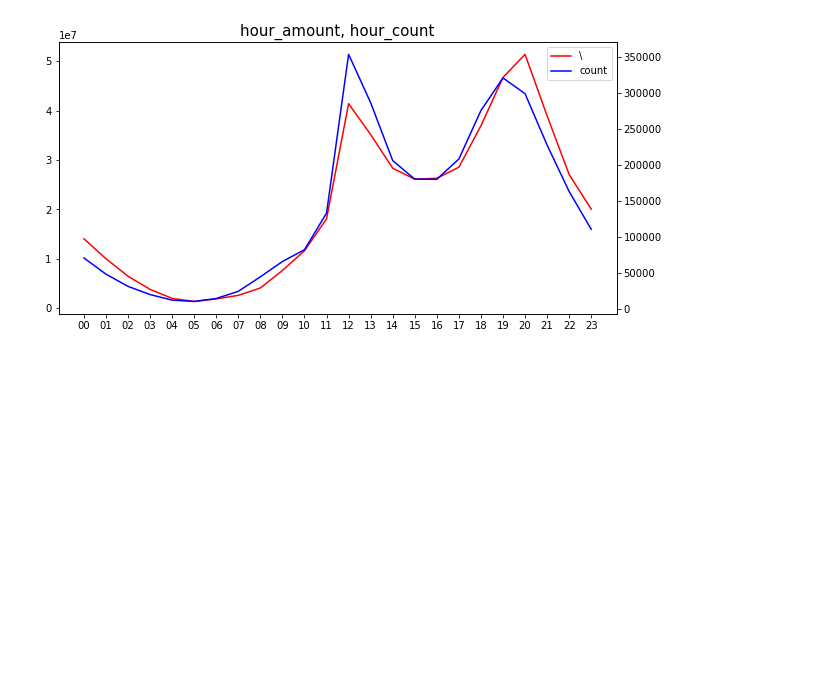
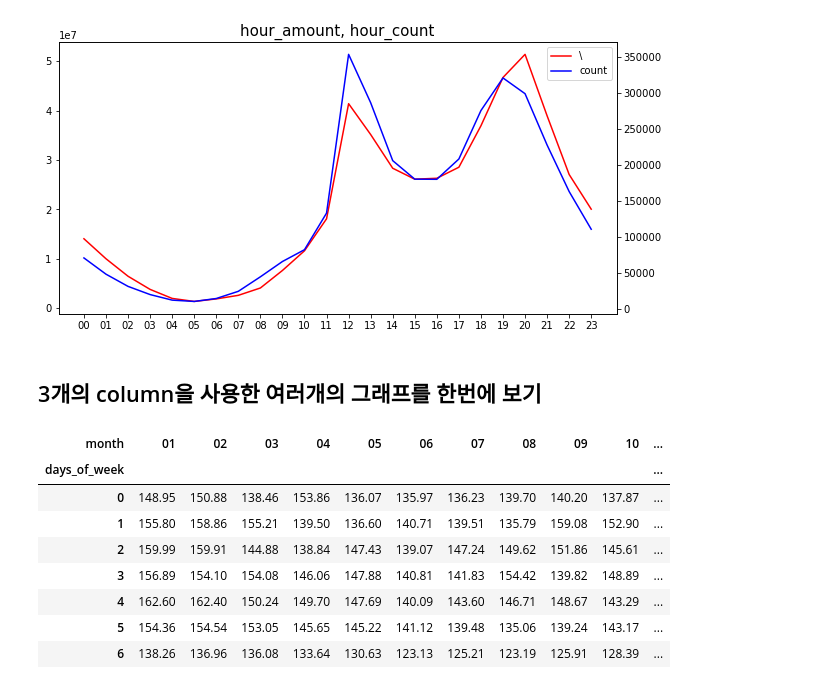
Before and after one commit to SeoMinJong/-, a Jupyter notebook: credit_my_ex.ipynb, the cells around one changed output. Saved outputs shown, nothing was run; the diff lists cells and outputs as text; code cells hidden in the pictures; blank space fills up the shorter version.

```diff
--- a/credit_my_ex.ipynb
+++ b/credit_my_ex.ipynb
@@ -818,3 +818,18 @@ plt.show()
 # 점심시간은 수에 비해서 적은 금액을 사용하고 저녁시간은 건수에 비해 많은 비용을 사용한다.
 # %% [output]
 [figure]
+# %% [markdown]
+## 3개의 column을 사용한 여러개의 그래프를 한번에 보기
+# %%
+df2 = pd.pivot_table(df, index = ["days_of_week"], columns =  ["month"], values="amount", aggfunc=np.mean)
+df2
+# %% [output]
+| month | 01 | 02 | 03 | 04 | 05 | 06 | 07 | 08 | 09 | 10 | ... |
+| days_of_week |  |  |  |  |  |  |  |  |  |  | ... |
+| 0 | 148.95 | 150.88 | 138.46 | 153.86 | 136.07 | 135.97 | 136.23 | 139.70 | 140.20 | 137.87 | ... |
+| 1 | 155.80 | 158.86 | 155.21 | 139.50 | 136.60 | 140.71 | 139.51 | 135.79 | 159.08 | 152.90 | ... |
+| 2 | 159.99 | 159.91 | 144.88 | 138.84 | 147.43 | 139.07 | 147.24 | 149.62 | 151.86 | 145.61 | ... |
+| 3 | 156.89 | 154.10 | 154.08 | 146.06 | 147.88 | 140.81 | 141.83 | 154.42 | 139.82 | 148.89 | ... |
+| 4 | 162.60 | 162.40 | 150.24 | 149.70 | 147.69 | 140.09 | 143.60 | 146.71 | 148.67 | 143.29 | ... |
+| 5 | 154.36 | 154.54 | 153.05 | 145.65 | 145.22 | 141.12 | 139.48 | 135.06 | 139.24 | 143.17 | ... |
+| 6 | 138.26 | 136.96 | 136.08 | 133.64 | 130.63 | 123.13 | 125.21 | 123.19 | 125.91 | 128.39 | ... |
```
Also changed, not shown: parts of 4 cells of this notebook.
